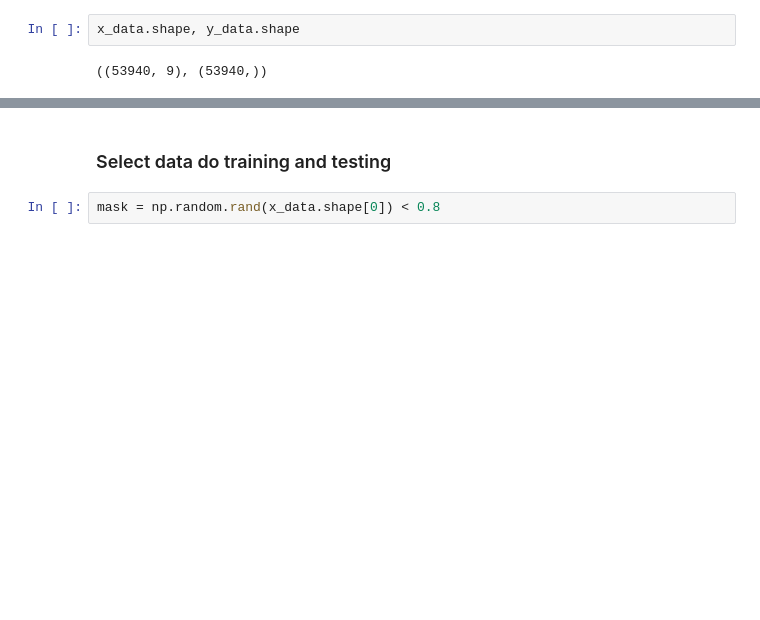
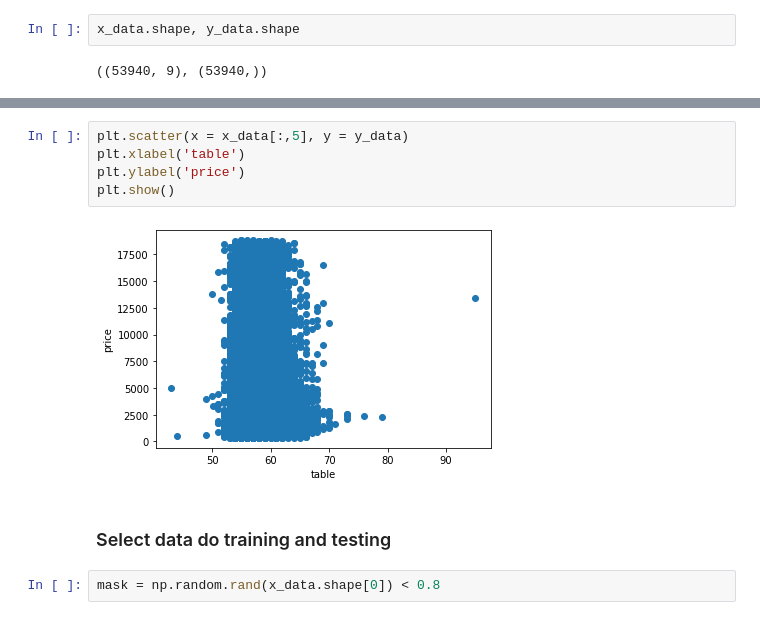
Before and after one commit to andresroliveira/MachineLearning, a Jupyter notebook: linear_regression.ipynb, the cells around one changed output, grey strips where cells are left out. Saved outputs shown, nothing was run; the diff lists cells and outputs as text; blank space fills up the shorter version.

```diff
--- a/linear_regression.ipynb
+++ b/linear_regression.ipynb
@@ -39,3 +57,10 @@ x_data.shape, y_data.shape
+# %%
+plt.scatter(x = x_data[:,5], y = y_data)
+plt.xlabel('table')
+plt.ylabel('price')
+plt.show()
+# %% [output]
+[figure, added]
 # %% [markdown]
 ### Select data do training and testing
 # %%
```
Also changed, not shown: parts of 10 cells of this notebook.
